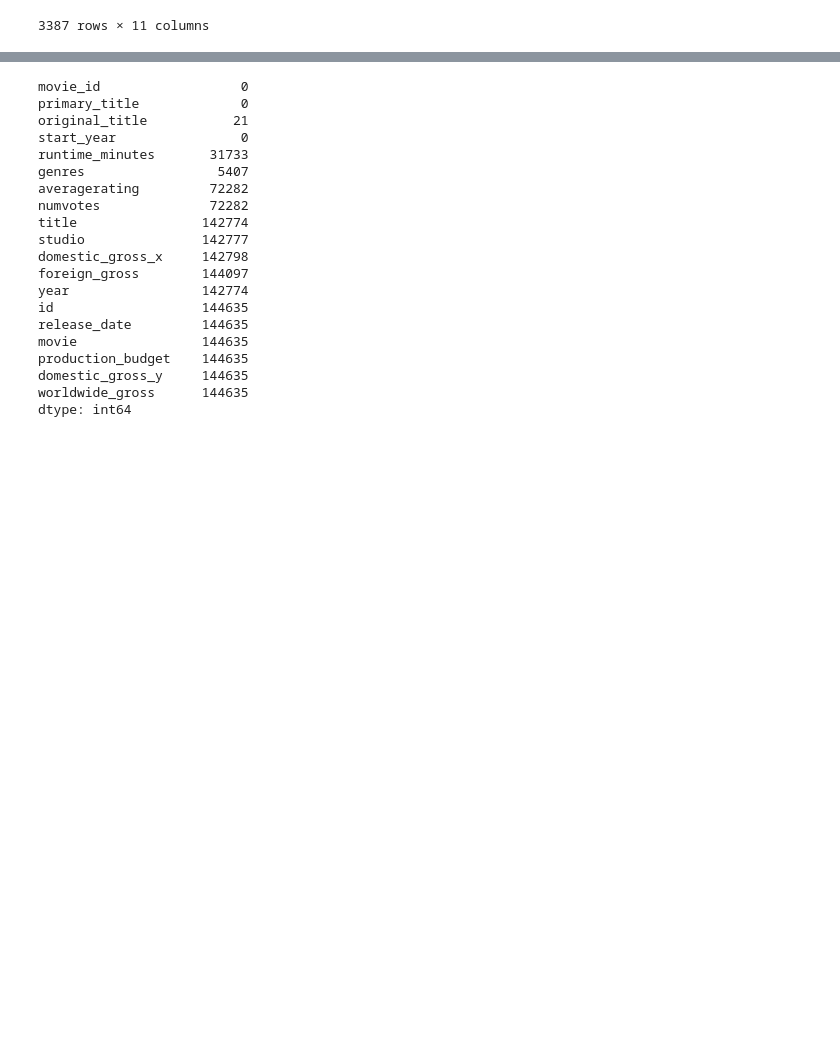
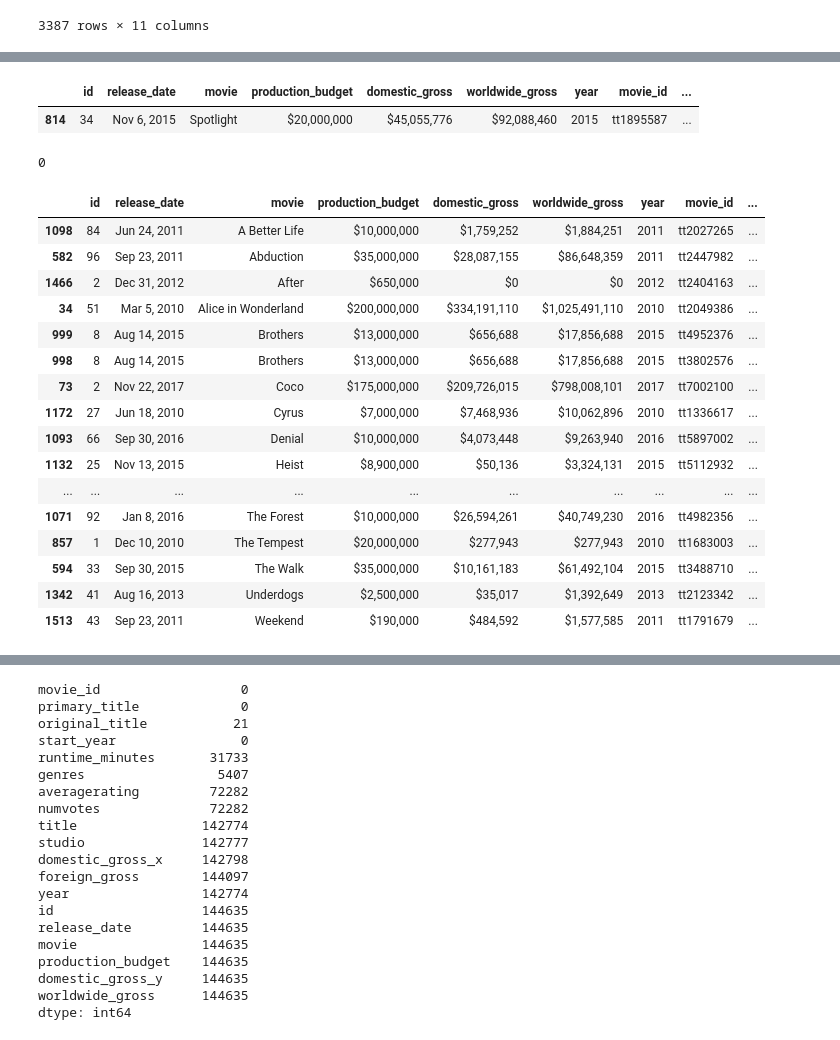
Before and after one commit to jnahra/dsc-phase-1-project, a Jupyter notebook: albert_phase1_notebook.ipynb, the cells around one changed output, grey strips where cells are left out. Cells and saved outputs as stored; diff of their text form; code cells hidden in the pictures; blank space fills up the shorter version.

```diff
--- a/albert_phase1_notebook.ipynb
+++ b/albert_phase1_notebook.ipynb
@@ -740,0 +1029,2 @@ dataset
+# %%
+dataset_naclean = dataset.dropna()
@@ -740,0 +1064,3 @@ dataset
+# %%
+dataset_naclean = dataset_naclean.sort_values('numvotes', ascending = False).drop_duplicates('movie').sort_index()
+dataset_naclean
@@ -741 +1081,31 @@ dataset
+# %%
+dataset_naclean[dataset_naclean['movie'] == 'Spotlight']
+# %% [output]
+|  | id | release_date | movie | production_budget | domestic_gross | worldwide_gross | year | movie_id | ... |
+| 814 | 34 | Nov 6, 2015 | Spotlight | $20,000,000 | $45,055,776 | $92,088,460 | 2015 | tt1895587 | ... |
+# %%
+dataset_naclean['movie'].duplicated().sum()
+# %% [output]
+0
+# %%
+dataset_naclean_duplicated = dataset_naclean[dataset_naclean.duplicated(subset = ['movie', 'year'])]
+dataset_naclean_duplicated.sort_values(by='movie')
+# %% [output]
+|  | id | release_date | movie | production_budget | domestic_gross | worldwide_gross | year | movie_id | ... |
+| 1098 | 84 | Jun 24, 2011 | A Better Life | $10,000,000 | $1,759,252 | $1,884,251 | 2011 | tt2027265 | ... |
+| 582 | 96 | Sep 23, 2011 | Abduction | $35,000,000 | $28,087,155 | $86,648,359 | 2011 | tt2447982 | ... |
+| 1466 | 2 | Dec 31, 2012 | After | $650,000 | $0 | $0 | 2012 | tt2404163 | ... |
+| 34 | 51 | Mar 5, 2010 | Alice in Wonderland | $200,000,000 | $334,191,110 | $1,025,491,110 | 2010 | tt2049386 | ... |
+| 999 | 8 | Aug 14, 2015 | Brothers | $13,000,000 | $656,688 | $17,856,688 | 2015 | tt4952376 | ... |
+| 998 | 8 | Aug 14, 2015 | Brothers | $13,000,000 | $656,688 | $17,856,688 | 2015 | tt3802576 | ... |
+| 73 | 2 | Nov 22, 2017 | Coco | $175,000,000 | $209,726,015 | $798,008,101 | 2017 | tt7002100 | ... |
+| 1172 | 27 | Jun 18, 2010 | Cyrus | $7,000,000 | $7,468,936 | $10,062,896 | 2010 | tt1336617 | ... |
+| 1093 | 66 | Sep 30, 2016 | Denial | $10,000,000 | $4,073,448 | $9,263,940 | 2016 | tt5897002 | ... |
+| 1132 | 25 | Nov 13, 2015 | Heist | $8,900,000 | $50,136 | $3,324,131 | 2015 | tt5112932 | ... |
+| ... | ... | ... | ... | ... | ... | ... | ... | ... | ... |
+| 1071 | 92 | Jan 8, 2016 | The Forest | $10,000,000 | $26,594,261 | $40,749,230 | 2016 | tt4982356 | ... |
+| 857 | 1 | Dec 10, 2010 | The Tempest | $20,000,000 | $277,943 | $277,943 | 2010 | tt1683003 | ... |
+| 594 | 33 | Sep 30, 2015 | The Walk | $35,000,000 | $10,161,183 | $61,492,104 | 2015 | tt3488710 | ... |
+| 1342 | 41 | Aug 16, 2013 | Underdogs | $2,500,000 | $35,017 | $1,392,649 | 2013 | tt2123342 | ... |
+| 1513 | 43 | Sep 23, 2011 | Weekend | $190,000 | $484,592 | $1,577,585 | 2011 | tt1791679 | ... |
 # %%
```
Also changed, not shown: parts of 54 cells of this notebook, 1 other file.
